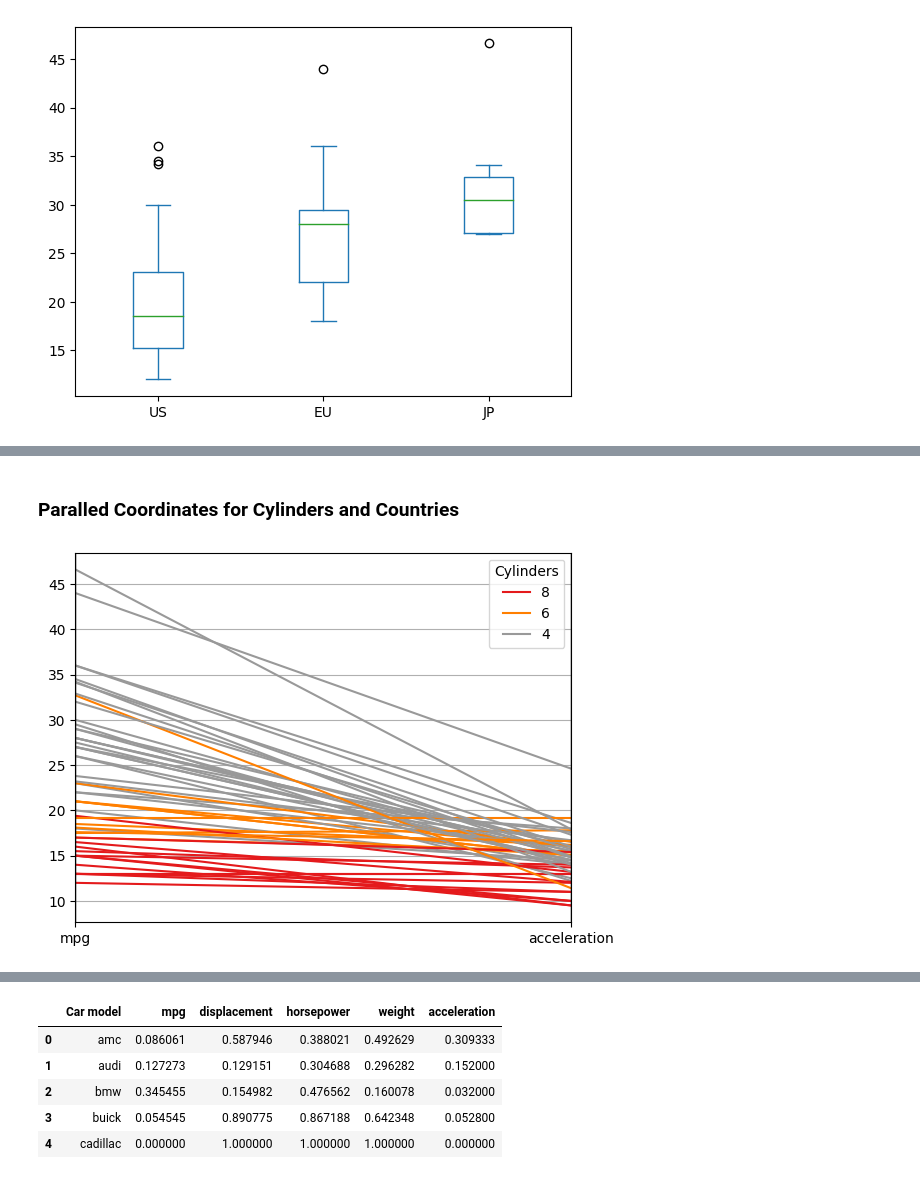
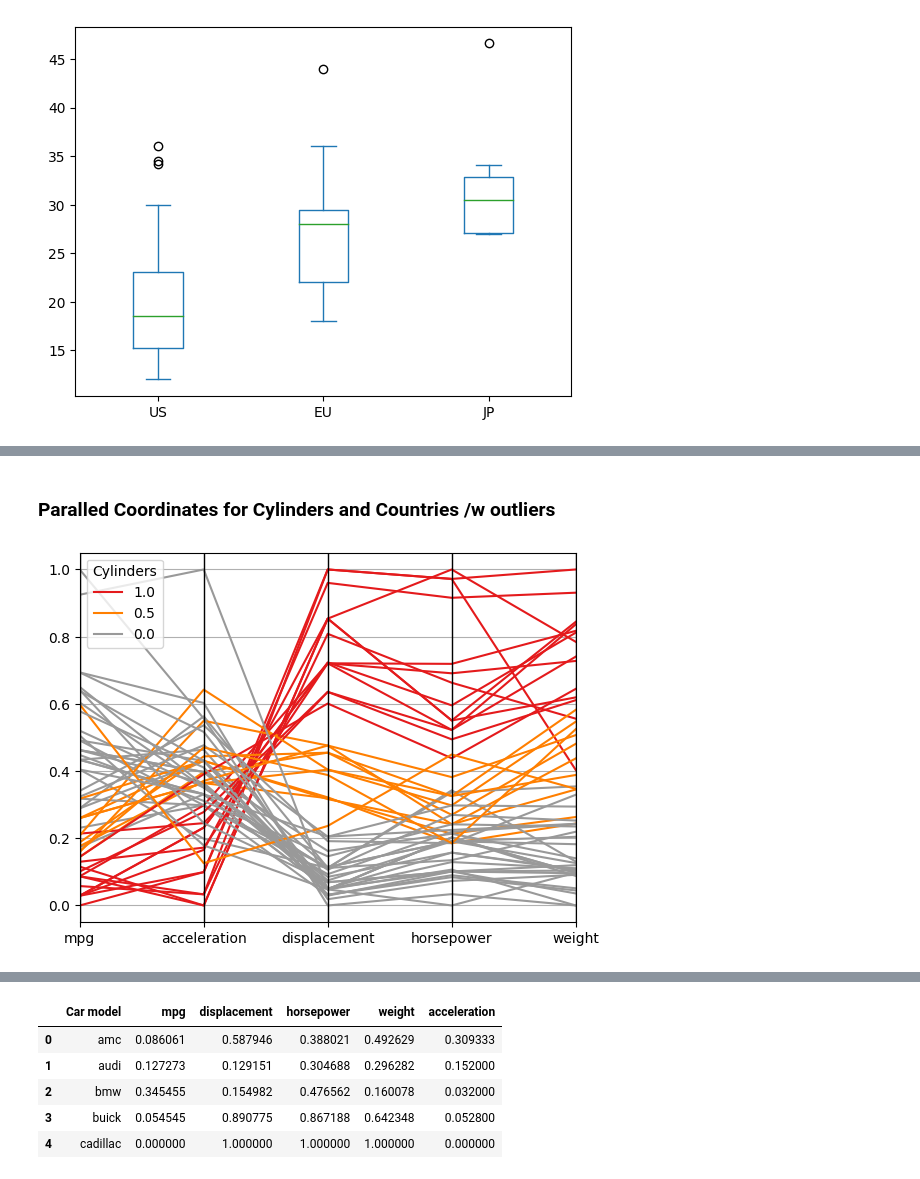
Before and after one commit to Takosaga/spring_24, a Jupyter notebook: data_mining/lab1/lab1.ipynb, the cells around one changed output, grey strips where cells are left out. Cells and saved outputs as stored; diff of their text form; code cells hidden in the pictures.

```diff
--- a/data_mining/lab1/lab1.ipynb
+++ b/data_mining/lab1/lab1.ipynb
@@ -106,7 +106,6 @@ No need to handle null/missing values
 auto_df['displacement'] = auto_df['displacement'].astype('float')
 auto_df['horsepower'] = auto_df['horsepower'].astype('float')
 auto_df['weight'] = auto_df['weight'].astype('int')
-auto_df['cylinders'] = auto_df['cylinders'].astype('category')
 auto_df['origin'] = auto_df['origin'].astype('category')
 auto_df['Car model'] = auto_df['Car model'].astype('category')
 # %%
@@ -241,10 +257,11 @@ auto_df[["mpg", "cylinders", "displacement", "horsepower", "acceleration"]].plot
 # %% [markdown]
-### Paralled Coordinates for Cylinders and Countries
+### Paralled Coordinates for Cylinders and Countries /w outliers
 # %%
-parallel0_df = auto_df[['cylinders','mpg','acceleration']]
+#min-max rescaled
+parallel0_df = variables_rescale(auto_df[['cylinders','mpg','acceleration','displacement','horsepower','weight']])
 parallel_coordinates(parallel0_df, 'cylinders', colormap=plt.get_cmap("Set1"))
 plt.legend(title='Cylinders')
 plt.show()
 # %% [output]
-[figure, old version]
+[figure, new version]
 # %%
```
Also changed, not shown: parts of 26 cells of this notebook.
